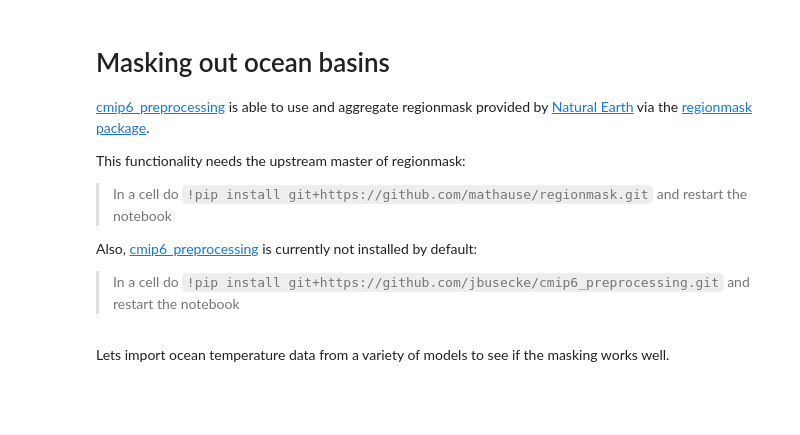
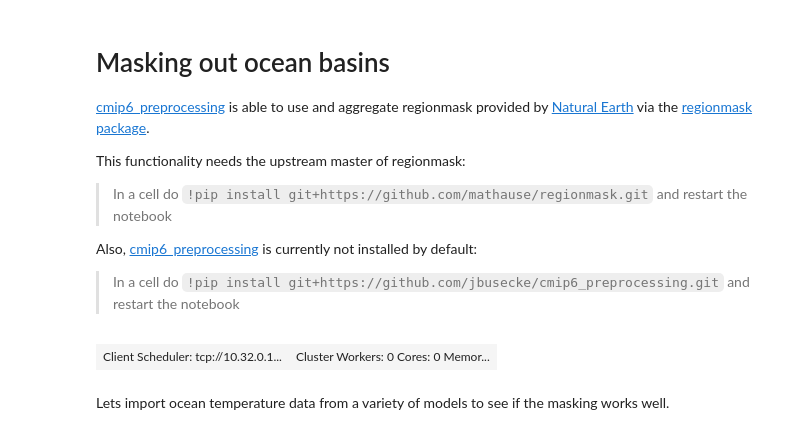
Before and after one commit to jbusecke/xMIP, a Jupyter notebook: doc/regionmask.ipynb, the cells around one changed output. Saved outputs shown, nothing was run; the diff lists cells and outputs as text; code cells hidden in the pictures; blank space fills up the shorter version.

```diff
--- a/doc/regionmask.ipynb
+++ b/doc/regionmask.ipynb
@@ -7,6 +7,13 @@ This functionality needs the upstream master of regionmask:
 
 Also, [cmip6_preprocessing](https://github.com/jbusecke/cmip6_preprocessing) is currently not installed by default:
 > In a cell do `!pip install git+https://github.com/jbusecke/cmip6_preprocessing.git` and restart the notebook
+# %%
+from dask.distributed import Client
+
+client = Client("tcp://10.32.0.154:42411")
+client
+# %% [output]
+| Client Scheduler: tcp://10.32.0.1... | Cluster Workers: 0 Cores: 0 Memor... |
 # %%
 # !pip install git+https://github.com/mathause/regionmask.git
 # !pip install -e ../
```
Also changed, not shown: parts of 3 cells of this notebook.
